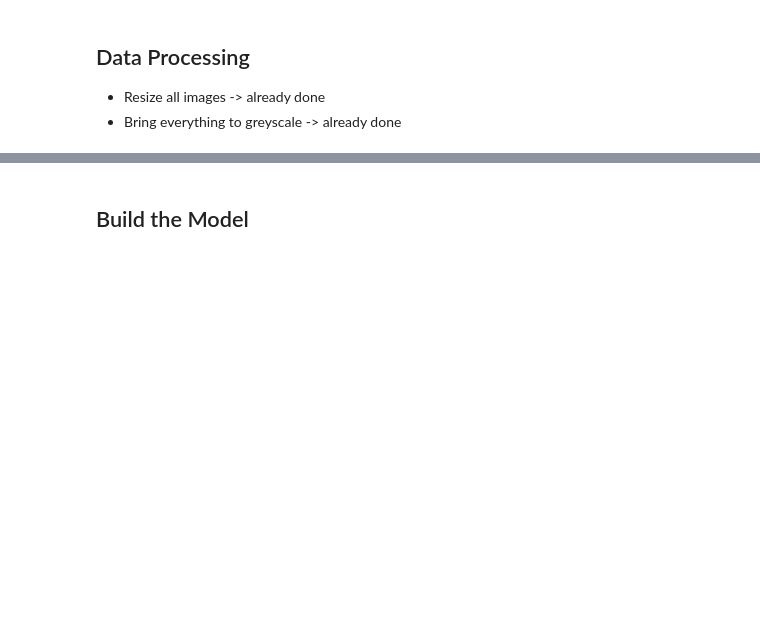
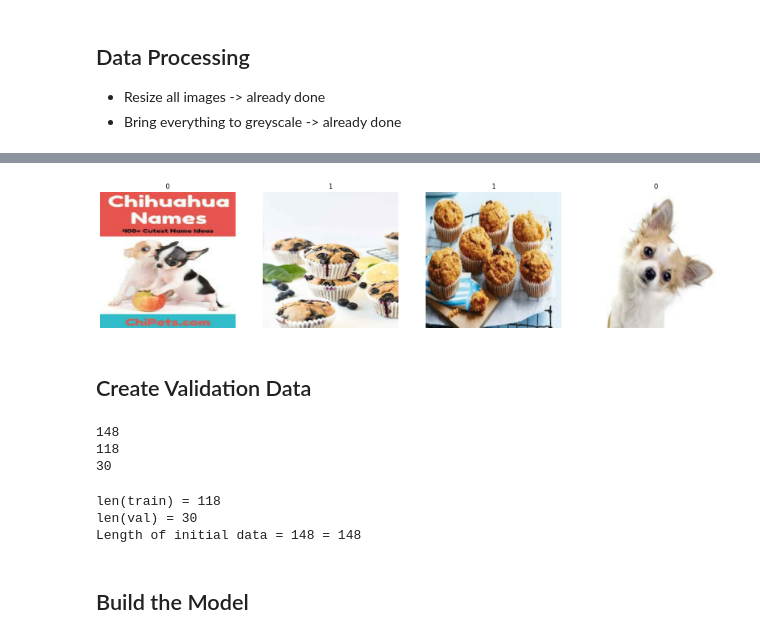
Before and after one commit to LucaPeg/ML_project, a Jupyter notebook: main.ipynb, the cells around one changed output, grey strips where cells are left out. Cells and saved outputs as stored; diff of their text form; code cells hidden in the pictures; blank space fills up the shorter version.

```diff
--- a/main.ipynb
+++ b/main.ipynb
@@ -75,4 +99,8 @@ train = train.map(lambda x,y: (x/255,y))
 # %%
-train.as_numpy_iterator().next() # since we have shuffling data changes
+scaled_iterator = train.as_numpy_iterator()
+scaled_iterator_test = test.as_numpy_iterator()
+# %%
+train_batch = scaled_iterator.next()
+test_batch = scaled_iterator_test.next()
 # %%
 # check the values of the images
@@ -86,0 +112,23 @@ for idx, img in enumerate(train_batch[0][:4]):
+# %%
+fig, ax = plt.subplots(ncols=4, figsize=(20, 20))
+for idx, img in enumerate(train_batch[0][:4]):
+    ax[idx].imshow(img)  # Matplotlib uses default colormap
+    ax[idx].axis('off')  # Turn off axis
+    ax[idx].title.set_text(train_batch[1][idx])
+
+plt.show()
+# %% [output]
+[figure, added]
+# %% [markdown]
+## Create Validation Data
+# %%
+print(len(train)) # we have 148 batches
+train_size = int(len(train)*0.8)
+val_size = int(len(train)*0.2) + 1 # + 1 otherwise 1 is missing
+
+print(train_size)
+print(val_size)
+# %% [output]
+148
+118
+30
@@ -87,3 +138,11 @@ for idx, img in enumerate(train_batch[0][:4]):
+# %%
+print(f"len(train) = {len(train_data)}")
+print(f"len(val) = {len(val_data)}")
+print(f"Length of initial data = {len(train)} = {len(train_data) + len(val_data)}")
+# %% [output]
+len(train) = 118
+len(val) = 30
+Length of initial data = 148 = 148
 # %% [markdown]
 ## Build the Model
 # %%
```
Also changed, not shown: parts of 19 cells of this notebook.
